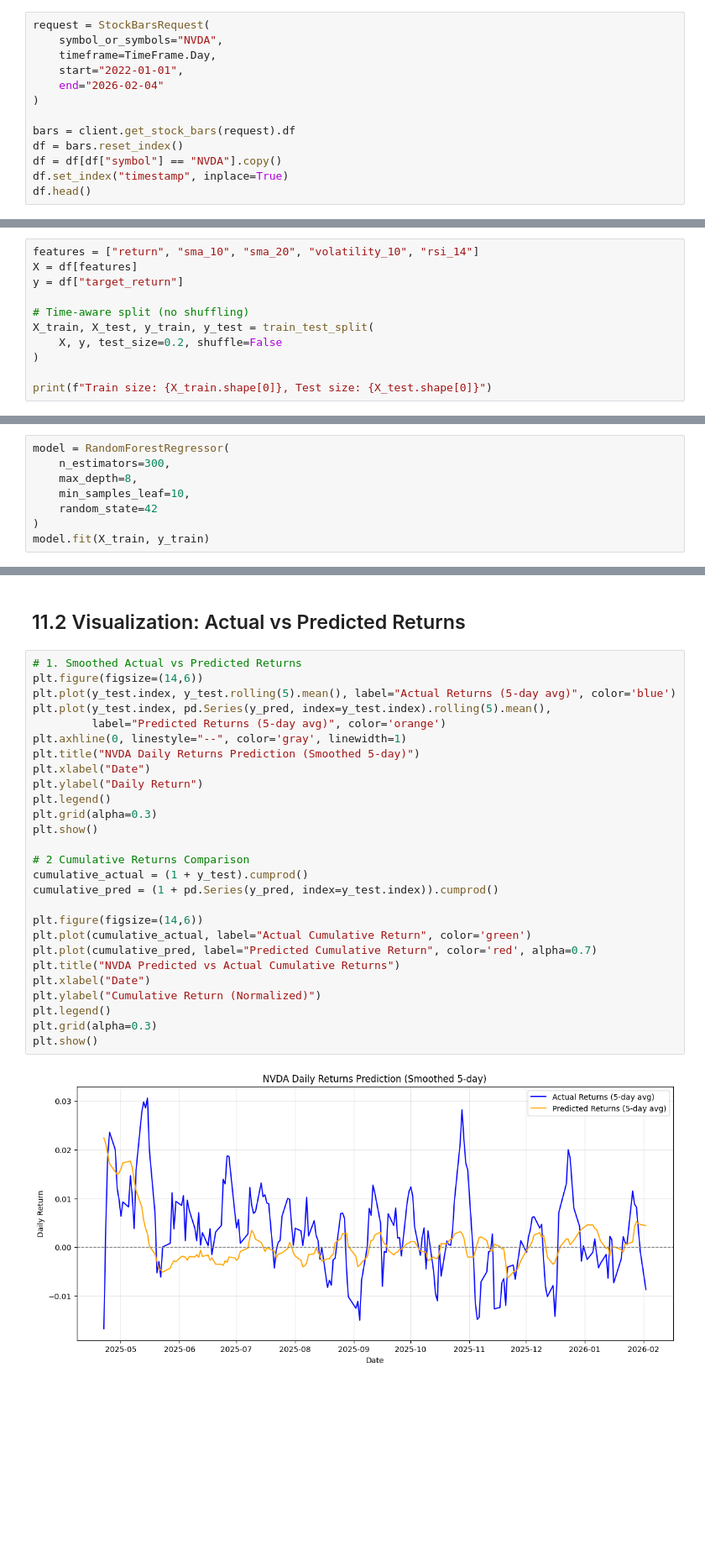
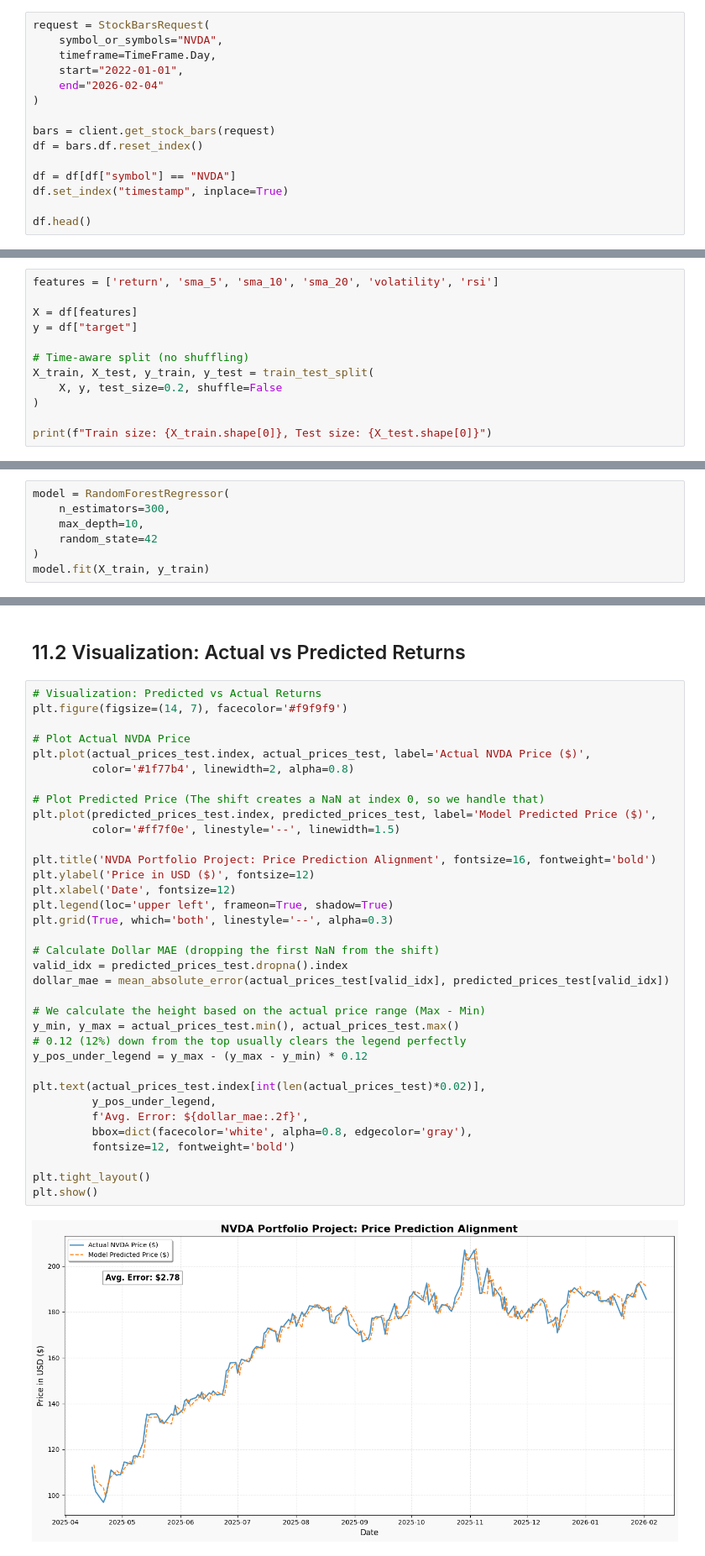
Before and after one commit to hoagson2309/nvda-price-prediction-ml, a Jupyter notebook: nvda-price-prediction-ml.ipynb, the cells around one changed output, grey strips where cells are left out. Shown at 84% size. Saved outputs shown, nothing was run; the diff lists cells and outputs as text; blank space fills up the shorter version.

Commit message:
Update Professional NVDA stock price prediction model

```diff
--- a/nvda-price-prediction-ml.ipynb
+++ b/nvda-price-prediction-ml.ipynb
@@ -88,10 +86,12 @@ request = StockBarsRequest(
     end="2026-02-04"
 )
 
-bars = client.get_stock_bars(request).df
-df = bars.reset_index()
-df = df[df["symbol"] == "NVDA"].copy()
+bars = client.get_stock_bars(request)
+df = bars.df.reset_index()
+
+df = df[df["symbol"] == "NVDA"]
 df.set_index("timestamp", inplace=True)
+
 df.head()
 # %% [output]
 |  | symbol | open | high | low | close | volume | trade_count | vwap |
@@ -146,9 +158,10 @@ Dropping NaN ensures no missing values.
 # %% [markdown]
 ## 7. Split Data into Training and Testing
 # %%
-features = ["return", "sma_10", "sma_20", "volatility_10", "rsi_14"]
+features = ['return', 'sma_5', 'sma_10', 'sma_20', 'volatility', 'rsi']
+
 X = df[features]
-y = df["target_return"]
+y = df["target"]
 
 # Time-aware split (no shuffling)
 X_train, X_test, y_train, y_test = train_test_split(
@@ -166,8 +179,7 @@ The model is trained on past data and tested on future data.
 # %%
 model = RandomForestRegressor(
     n_estimators=300,
-    max_depth=8,
-    min_samples_leaf=10,
+    max_depth=10,
     random_state=42
 )
 model.fit(X_train, y_train)
@@ -245,31 +272,39 @@ plt.show()
 # %% [markdown]
 ## 11.2 Visualization: Actual vs Predicted Returns
 # %%
-# 1. Smoothed Actual vs Predicted Returns
-plt.figure(figsize=(14,6))
-plt.plot(y_test.index, y_test.rolling(5).mean(), label="Actual Returns (5-day avg)", color='blue')
-plt.plot(y_test.index, pd.Series(y_pred, index=y_test.index).rolling(5).mean(),
-         label="Predicted Returns (5-day avg)", color='orange')
-plt.axhline(0, linestyle="--", color='gray', linewidth=1)
-plt.title("NVDA Daily Returns Prediction (Smoothed 5-day)")
-plt.xlabel("Date")
-plt.ylabel("Daily Return")
-plt.legend()
-plt.grid(alpha=0.3)
+# Visualization: Predicted vs Actual Returns
+plt.figure(figsize=(14, 7), facecolor='#f9f9f9')
+
+# Plot Actual NVDA Price
+plt.plot(actual_prices_test.index, actual_prices_test, label='Actual NVDA Price ($)',
+         color='#1f77b4', linewidth=2, alpha=0.8)
+
+# Plot Predicted Price (The shift creates a NaN at index 0, so we handle that)
+plt.plot(predicted_prices_test.index, predicted_prices_test, label='Model Predicted Price ($)',
+         color='#ff7f0e', linestyle='--', linewidth=1.5)
+
+plt.title('NVDA Portfolio Project: Price Prediction Alignment', fontsize=16, fontweight='bold')
+plt.ylabel('Price in USD ($)', fontsize=12)
+plt.xlabel('Date', fontsize=12)
+plt.legend(loc='upper left', frameon=True, shadow=True)
+plt.grid(True, which='both', linestyle='--', alpha=0.3)
+
+# Calculate Dollar MAE (dropping the first NaN from the shift)
+valid_idx = predicted_prices_test.dropna().index
+dollar_mae = mean_absolute_error(actual_prices_test[valid_idx], predicted_prices_test[valid_idx])
+
+# We calculate the height based on the actual price range (Max - Min)
+y_min, y_max = actual_prices_test.min(), actual_prices_test.max()
+# 0.12 (12%) down from the top usually clears the legend perfectly
+y_pos_under_legend = y_max - (y_max - y_min) * 0.12
+
+plt.text(actual_prices_test.index[int(len(actual_prices_test)*0.02)],
+         y_pos_under_legend,
+         f'Avg. Error: ${dollar_mae:.2f}',
+         bbox=dict(facecolor='white', alpha=0.8, edgecolor='gray'),
+         fontsize=12, fontweight='bold')
+
+plt.tight_layout()
 plt.show()
-
-# 2 Cumulative Returns Comparison
-cumulative_actual = (1 + y_test).cumprod()
-cumulative_pred = (1 + pd.Series(y_pred, index=y_test.index)).cumprod()
-
-plt.figure(figsize=(14,6))
-plt.plot(cumulative_actual, label="Actual Cumulative Return", color='green')
-plt.plot(cumulative_pred, label="Predicted Cumulative Return", color='red', alpha=0.7)
-plt.title("NVDA Predicted vs Actual Cumulative Returns")
-plt.xlabel("Date")
-plt.ylabel("Cumulative Return (Normalized)")
-plt.legend()
-plt.grid(alpha=0.3)
-plt.show()
 # %% [output]
-[figure, old version]
+[figure, new version]
```
Also changed, not shown: parts of 15 cells of this notebook, 1 other file.
